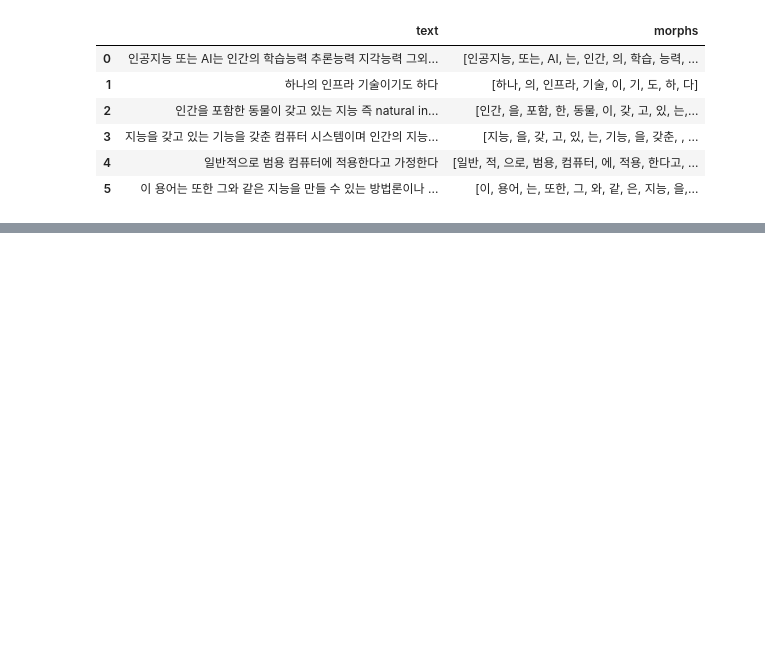
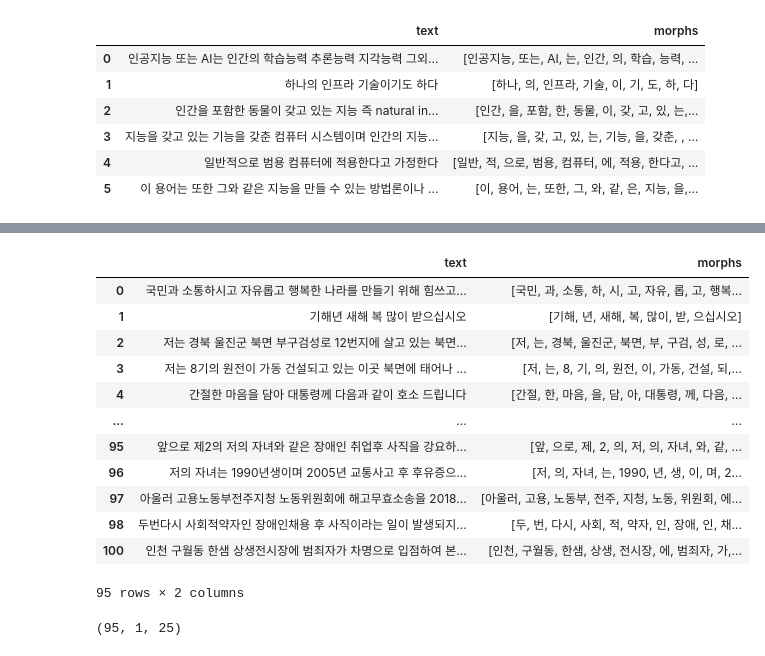
Before and after one commit to jonghyunlee1993/PapersWithCode_NLP, a Jupyter notebook: 05. ELMO/character_level_embedding.ipynb, the cells around one changed output, grey strips where cells are left out. Drawn from its saved outputs; the diff is of its cells as text; code cells hidden in the pictures; blank space fills up the shorter version.

```diff
--- a/05. ELMO/character_level_embedding.ipynb
+++ b/05. ELMO/character_level_embedding.ipynb
@@ -126,0 +220,38 @@ array([[19, 43, 57, 27, 69,  7,  5, 51, 17, 51, 34, 51, 67, 59, 39, 40,
+# %%
+sample_df = df.loc[:100, :]
+sample_df
+# %% [output]
+|  | text | morphs |
+| 0 | 국민과 소통하시고 자유롭고 행복한 나라를 만들기 위해 힘쓰고... | [국민, 과, 소통, 하, 시, 고, 자유, 롭, 고, 행복... |
+| 1 | 기해년 새해 복 많이 받으십시오 | [기해, 년, 새해, 복, 많이, 받, 으십시오] |
+| 2 | 저는 경북 울진군 북면 부구검성로 12번지에 살고 있는 북면... | [저, 는, 경북, 울진군, 북면, 부, 구검, 성, 로, ... |
+| 3 | 저는 8기의 원전이 가동 건설되고 있는 이곳 북면에 태어나 ... | [저, 는, 8, 기, 의, 원전, 이, 가동, 건설, 되,... |
+| 4 | 간절한 마음을 담아 대통령께 다음과 같이 호소 드립니다 | [간절, 한, 마음, 을, 담, 아, 대통령, 께, 다음, ... |
+| ... | ... | ... |
+| 95 | 앞으로 제2의 저의 자녀와 같은 장애인 취업후 사직을 강요하... | [앞, 으로, 제, 2, 의, 저, 의, 자녀, 와, 같, ... |
+| 96 | 저의 자녀는 1990년생이며 2005년 교통사고 후 후유증으... | [저, 의, 자녀, 는, 1990, 년, 생, 이, 며, 2... |
+| 97 | 아울러 고용노동부전주지청 노동위원회에 해고무효소송을 2018... | [아울러, 고용, 노동부, 전주, 지청, 노동, 위원회, 에... |
+| 98 | 두번다시 사회적약자인 장애인채용 후 사직이라는 일이 발생되지... | [두, 번, 다시, 사회, 적, 약자, 인, 장애, 인, 채... |
+| 100 | 인천 구월동 한샘 상생전시장에 범죄자가 차명으로 입점하여 본... | [인천, 구월동, 한샘, 상생, 전시장, 에, 범죄자, 가,... |
+95 rows × 2 columns
+# %%
+from tqdm.notebook import tqdm
+
+word_array = np.array([])
+char_array = np.array([])
+
+tot = sample_df.shape[0]
+
+for i, t in tqdm(sample_df.iterrows(), total=tot):
+    word_vector, char_vector = integer_coding(t.morphs, max_len_char, max_len_word)
+
+    if i == 0:
+        word_array = word_vector
+        char_array = char_vector
+    else:
+        word_array = np.append(word_array, word_vector, axis=0)
+        char_array = np.append(char_array, char_vector, axis=0)
+
+word_array.shape
+# %% [output]
+(95, 1, 25)
```
Also changed, not shown: parts of 22 cells of this notebook, 5 other files.
